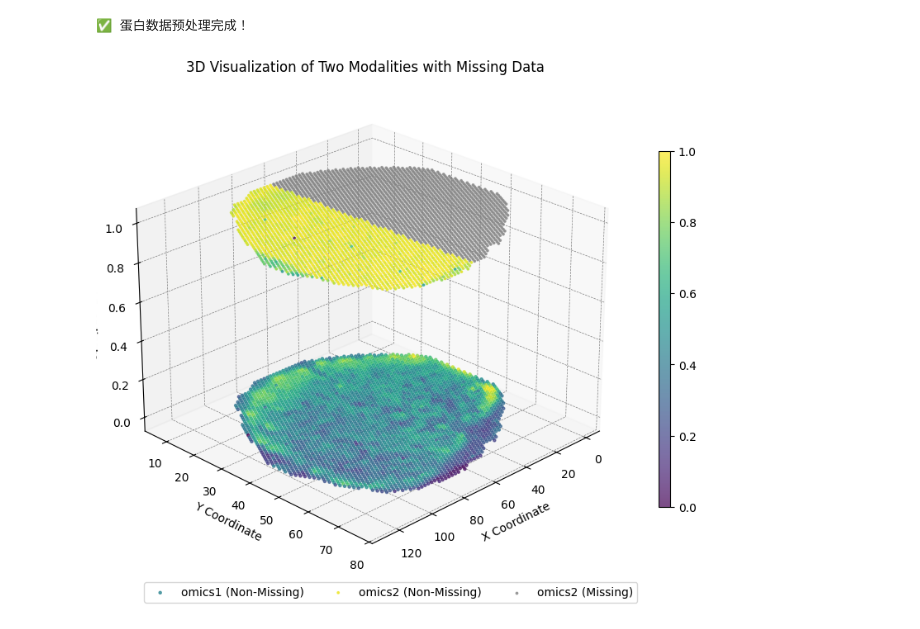
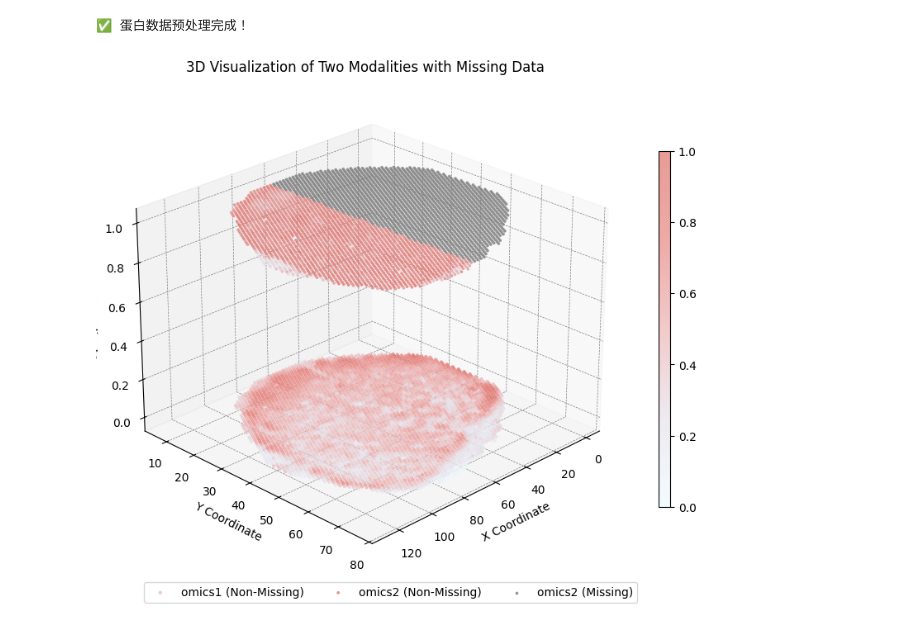
Before and after one commit to JeMing-creater/SP_drawing, a Jupyter notebook: 7-motivation/motivation.ipynb, the cells around one changed output. Cells and saved outputs as stored; diff of their text form; code cells hidden in the pictures.

```diff
--- a/7-motivation/motivation.ipynb
+++ b/7-motivation/motivation.ipynb
@@ -137,19 +137,30 @@ expression_omics2 = (expression_omics2 - np.min(expression_omics2)) / (np.max(ex
 # 绘制颜色
 colors = [
     (0.0, (238/255, 251/255, 255/255, 1.0)),  # 极浅蓝白 #EEFbFF
+    (0.25, (231/255, 135/255, 130/255, 1.0)), # 暖橘粉 #E78782
+    (0.5, (237/255, 180/255, 180/255, 1.0)),  # 淡粉灰 #EDB4B4
+    (0.75, (231/255, 226/255, 235/255, 1.0)), # 淡紫灰 #E7E2EB
+    (1.0, (223/255, 113/255, 107/255, 1.0))   # 橘红终点 #DF716B
+]
+custom_cmap1 = LinearSegmentedColormap.from_list("custom", colors)
+
+colors = [
+    (0.0, (238/255, 251/255, 255/255, 1.0)),  # 极浅蓝白 #EEFbFF
     (0.25, (231/255, 226/255, 235/255, 1.0)), # 淡紫灰 #E7E2EB
     (0.5, (237/255, 180/255, 180/255, 1.0)),  # 淡粉灰 #EDB4B4
     (0.75, (231/255, 135/255, 130/255, 1.0)), # 暖橘粉 #E78782
     (1.0, (223/255, 113/255, 107/255, 1.0))   # 橘红终点 #DF716B
 ]
-custom_cmap = LinearSegmentedColormap.from_list("custom", colors)
+custom_cmap2 = LinearSegmentedColormap.from_list("custom", colors)
 
 
 # 绘制 omics1 数据点（全部为非缺失，颜色表示表达量）
-scatter_omics1 = ax.scatter(x_coords_omics1, y_coords_omics1, z_coords_omics1,
-                            c=expression_omics1, cmap='viridis', s=5, alpha=0.7, label='omics1 (Non-Missing)')
+# scatter_omics1 = ax.scatter(x_coords_omics1, y_coords_omics1, z_coords_omics1,
+#                             c=expression_omics1, cmap='viridis', s=5, alpha=0.7, label='omics1 (Non-Missing)')
 # scatter_omics1 = ax.scatter(x_coords_omics1, y_coords_omics1, z_coords_omics1,
 #                             c=expression_omics1, cmap=custom_cmap, s=5, alpha=0.7, label='omics1 (Non-Missing)')
+scatter_omics1 = ax.scatter(x_coords_omics1, y_coords_omics1, z_coords_omics1,
+                            c=expression_omics1, cmap=custom_cmap2, s=5, alpha=0.7, label='omics1 (Non-Missing)')
 
 
 
@@ -158,44 +169,56 @@ missing_mask_omics2 = adata_omics2.obs['missing'] == '0'
 non_missing_mask_omics2 = adata_omics2.obs['missing'] == '1'
 
 # 绘制 omics2 非缺失数据点（颜色表示表达量）
-scatter_omics2_non_missing = ax.scatter(x_coords_omics2[non_missing_mask_omics2], y_coords_omics2[non_missing_mask_omics2], z_coords_omics2[non_missing_mask_omics2],
-                                        c=expression_omics2[non_missing_mask_omics2], cmap='viridis', s=3, alpha=0.7, label='omics2 (Non-Missing)')
+# scatter_omics2_non_missing = ax.scatter(x_coords_omics2[non_missing_mask_omics2], y_coords_omics2[non_missing_mask_omics2], z_coords_omics2[non_missing_mask_omics2],
+#                                         c=expression_omics2[non_missing_mask_omics2], cmap='viridis', s=3, alpha=0.7, label='omics2 (Non-Missing)')
+
 # scatter_omics2_non_missing = ax.scatter(x_coords_omics2[non_missing_mask_omics2], y_coords_omics2[non_missing_mask_omics2], z_coords_omics2[non_missing_mask_omics2],
 #                                         c=expression_omics2[non_missing_mask_omics2], cmap=custom_cmap, s=3, alpha=0.7, label='omics2 (Non-Missing)')
+scatter_omics2_non_missing = ax.scatter(
+    x_coords_omics2[non_missing_mask_omics2],
+    y_coords_omics2[non_missing_mask_omics2],
+    z_coords_omics2[non_missing_mask_omics2],
+    c=expression_omics2[non_missing_mask_omics2],
+    cmap=custom_cmap1,        # <== 替换颜色映射
+    s=3,
+    alpha=0.7,               # <== 保留透明度
+    label='omics2 (Non-Missing)'
+)
 
 
 
 # 绘制 omics2 缺失数据点（用灰色表示）
 ax.scatter(x_coords_omics2[missing_mask_omics2], y_coords_omics2[missing_mask_omics2], z_coords_omics2[missing_mask_omics2],
            c='gray', s=3, alpha=0.7, label='omics2 (Missing)')
+
 
 # 设置坐标轴标签
 ax.set_xlabel('X Coordinate')
 ax.set_ylabel('Y Coordinate')
 ax.set_zlabel('Z Coordinate')
 
 # 设置网格线为虚线
 ax.xaxis._axinfo['grid'] = {'linewidth': 0.5, 'color': 'gray', 'linestyle': '--'}
 ax.yaxis._axinfo['grid'] = {'linewidth': 0.5, 'color': 'gray', 'linestyle': '--'}
 ax.zaxis._axinfo['grid'] = {'linewidth': 0.5, 'color': 'gray', 'linestyle': '--'}
 
 # 设置背景颜色为白色
 ax.set_facecolor('white')
 
 # 添加颜色条并调整大小和位置
 # cbar = fig.colorbar(scatter_omics1, ax=ax, label='Expression Level', shrink=0.7, pad=0.05, aspect=30)
 cbar = fig.colorbar(scatter_omics1, ax=ax, shrink=0.7, pad=0.05, aspect=30)
 
 # 添加图例和标题
 # ax.legend(bbox_to_anchor=(1, 0.8), loc='upper center')  # 通过数值设置图例位置
 ax.legend(bbox_to_anchor=(0.55, -0.05),loc='lower center', ncol=3)  # 通过数值设置图例位置
 
 ax.set_title('3D Visualization of Two Modalities with Missing Data',pad=0)
 
 # 调整视角
 ax.view_init(elev=25, azim=45)
 
 # 显示图形
 plt.show()
 # %% [output]
-[figure, old version]
+[figure, new version]
```
Also changed, not shown: 1 other file.
